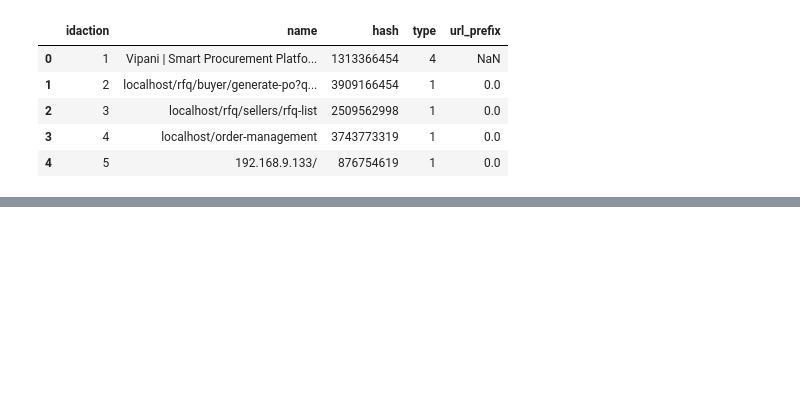
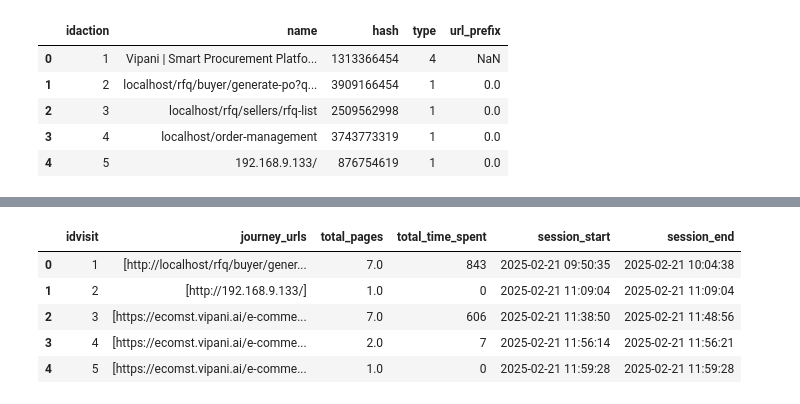
Before and after one commit to ankitrajsh/Dashboard-vendor-buyer, a Jupyter notebook: phase2/explore.ipynb, the cells around one changed output, grey strips where cells are left out. Cells and saved outputs as stored; diff of their text form; code cells hidden in the pictures; blank space fills up the shorter version.

```diff
--- a/phase2/explore.ipynb
+++ b/phase2/explore.ipynb
@@ -273,0 +792,9 @@ Session 568: 14 pages
+# %%
+session_journeys.head()
+# %% [output]
+|  | idvisit | journey_urls | total_pages | total_time_spent | session_start | session_end |
+| 0 | 1 | [http://localhost/rfq/buyer/gener... | 7.0 | 843 | 2025-02-21 09:50:35 | 2025-02-21 10:04:38 |
+| 1 | 2 | [http://192.168.9.133/] | 1.0 | 0 | 2025-02-21 11:09:04 | 2025-02-21 11:09:04 |
+| 2 | 3 | [https://ecomst.vipani.ai/e-comme... | 7.0 | 606 | 2025-02-21 11:38:50 | 2025-02-21 11:48:56 |
+| 3 | 4 | [https://ecomst.vipani.ai/e-comme... | 2.0 | 7 | 2025-02-21 11:56:14 | 2025-02-21 11:56:21 |
+| 4 | 5 | [https://ecomst.vipani.ai/e-comme... | 1.0 | 0 | 2025-02-21 11:59:28 | 2025-02-21 11:59:28 |
```
Also changed, not shown: parts of 70 cells of this notebook, 1 other file.
